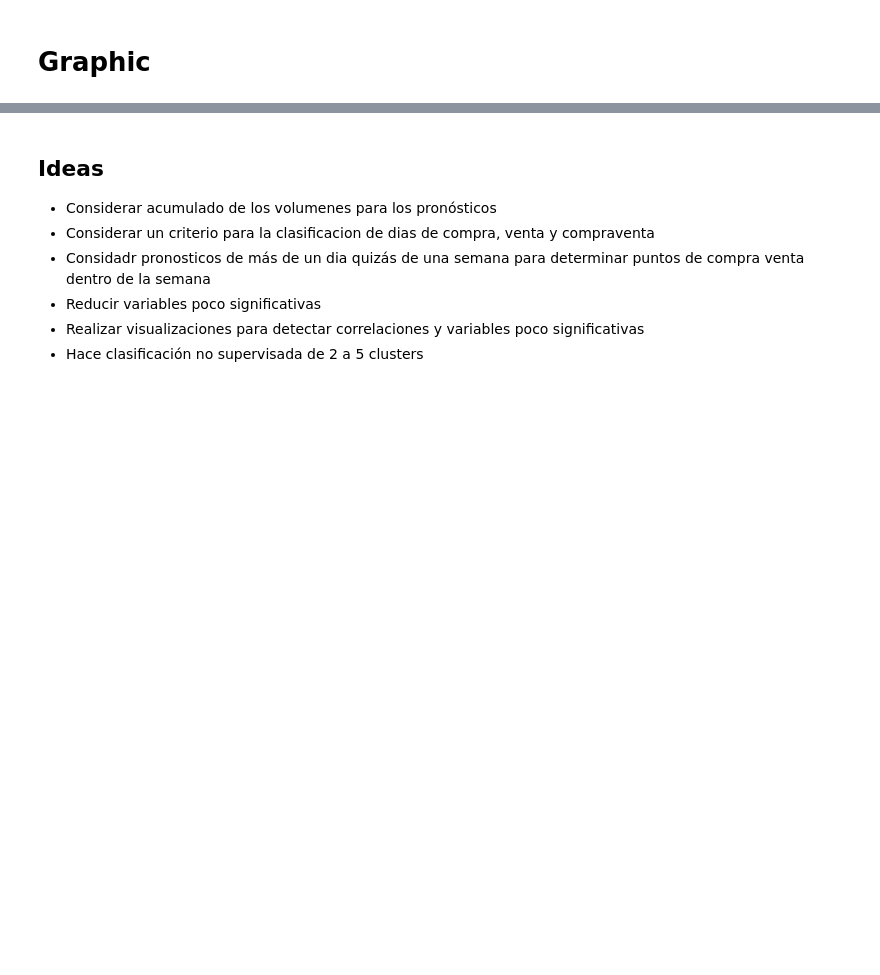
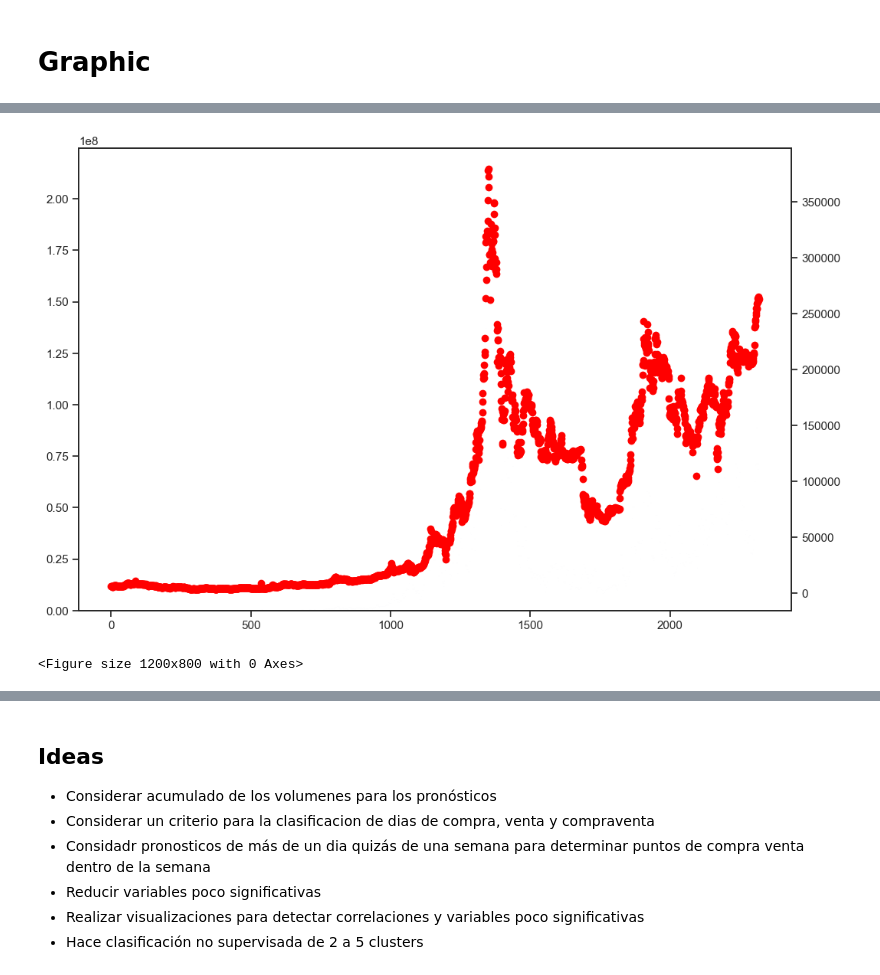
Before and after one commit to albertoid/bitso, a Jupyter notebook: Predict.ipynb, the cells around one changed output, grey strips where cells are left out. Drawn from its saved outputs; the diff is of its cells as text; code cells hidden in the pictures; blank space fills up the shorter version.

```diff
--- a/Predict.ipynb
+++ b/Predict.ipynb
@@ -51,8 +51,10 @@ def movingAvg(df,x,dname,oname,msize):
             pass
         else:
             for j in range(msize):
-                temp+= data[x][oname][i-msize+j]
+                temp+= df[x][oname][i-msize+j]
             df[x][dname][i]=temp/msize
+
+
 #-----------------oheDate--------------------
 #Makes one hot econfing to date depending day of the week, day of the month, week of year and month of year
 
@@ -84,9 +86,11 @@ def yesterday(df,x,days=1,closev=True,openv=True,highv=True,lowv=True,volumev=Tr
     values_names=['close','open','high','low','volume']
     values=[closev,openv,highv,lowv,volumev]
     vals=[]
+
     for i,e in enumerate(values):
         if e==True:
             vals.append(values_names[i])
+
     yestvals=[]#List of added variables
 
     #Main set
@@ -337,0 +309,6 @@ fig.show()
+# %%
+crypto=data[0]
+crypto['weight']=crypto.volume*(crypto.high + crypto.low)/2
+crypto['yesterdaycw']=0.0
+for i in range(1,len(crypto['weight'])):
+    crypto.yesterdaycw[i]= crypto.cumulativeWeight[i-1]
@@ -337,0 +353,18 @@ fig.show()
+# %%
+y1=crypto.cumulativeWeight[:]
+y2=(crypto.high[:]+crypto.low[:])/2
+x=range(len(y1))
+
+fig, ax1 = plt.subplots()
+
+
+ax2=ax1.twinx()
+ax1.bar(x,y1)
+ax2.plot(x,y2,'o',color='red')
+
+plt.figure(num=None,figsize=(12,8),dpi=100)
+
+plt.show()
+# %% [output]
+[figure, added]
+<Figure size 1200x800 with 0 Axes>
```
Also changed, not shown: parts of 25 cells of this notebook, 11 other files.
